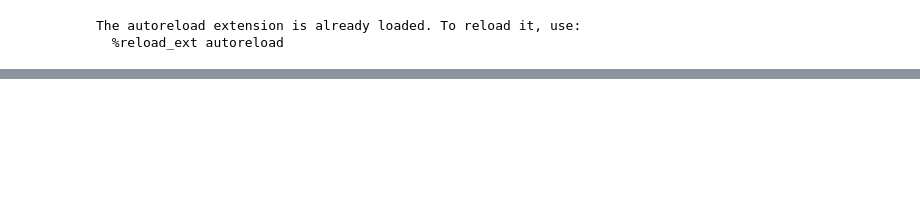
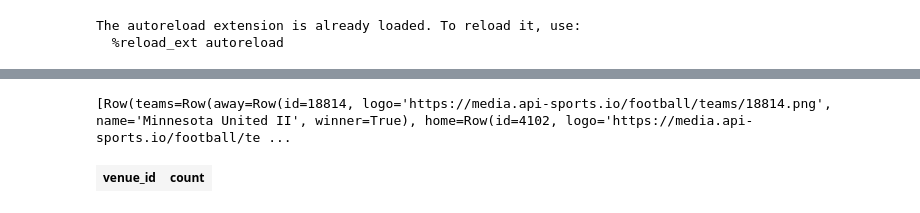
Before and after one commit to Carda01/LetsTalk, a Jupyter notebook: notebooks/explore_landing.ipynb, the cells around one changed output, grey strips where cells are left out. Drawn from its saved outputs; the diff is of its cells as text; code cells hidden in the pictures; blank space fills up the shorter version.

```diff
--- a/notebooks/explore_landing.ipynb
+++ b/notebooks/explore_landing.ipynb
@@ -119,6 +110,0 @@ only showing top 20 rows
-# %%
-absolute_path_to_landing = '/Users/alfio/projects/upc/BDMP2/data/letstalk_landing_zone_bdma'
-table_subpath = 'delta_sports/matches'
-loader = IncrementalLoader(spark, absolute_path_to_landing, table_subpath)
-df = loader.get_new_data()
-df.head(5)
@@ -179,0 +140,6 @@ Row(goals=Row(away=1, home=3), league=139, teams=Row(away=Row(id=1886, logo='htt
+# %%
+sproc = SportsMatchesProcessor(spark, df)
+sproc.expand()
+print(sproc.df.head(1))
+sproc.normalize_text(['referee', 'venue_city', 'venue_name', 'team_away_name', 'team_home_name', 'status_long'])
+print(sproc.df.head(1))
@@ -179,0 +149,9 @@ Row(goals=Row(away=1, home=3), league=139, teams=Row(away=Row(id=1886, logo='htt
+# %%
+df.select('teams').head(1)
+# %% [output]
+[Row(teams=Row(away=Row(id=18814, logo='https://media.api-sports.io/football/teams/18814.png', name='Minnesota United II', winner=True), home=Row(id=4102, logo='https://media.api-sports.io/football/te ...
+# %%
+sproc.teams.groupBy('team_id').count().filter('count>1')
+sproc.venues.groupBy('venue_id').count().filter('count>1')
+# %% [output]
+| venue_id | count |
```
Also changed, not shown: parts of 17 cells of this notebook.
